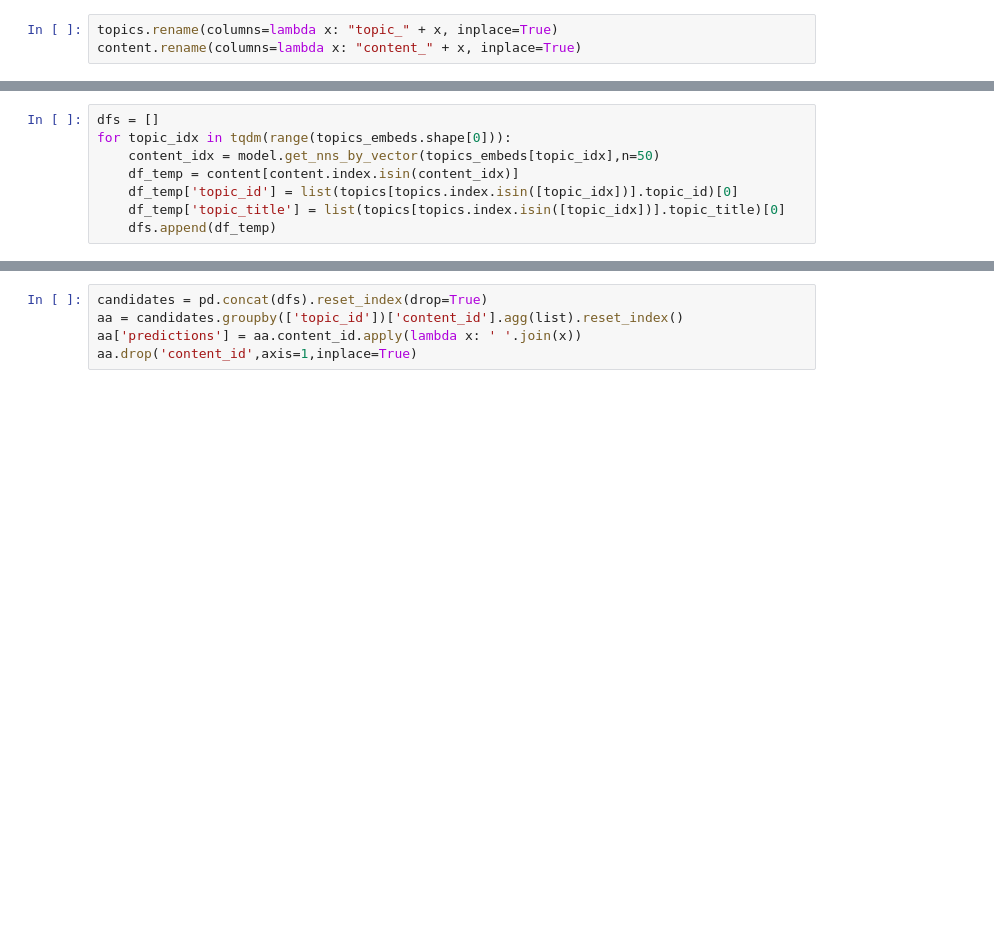
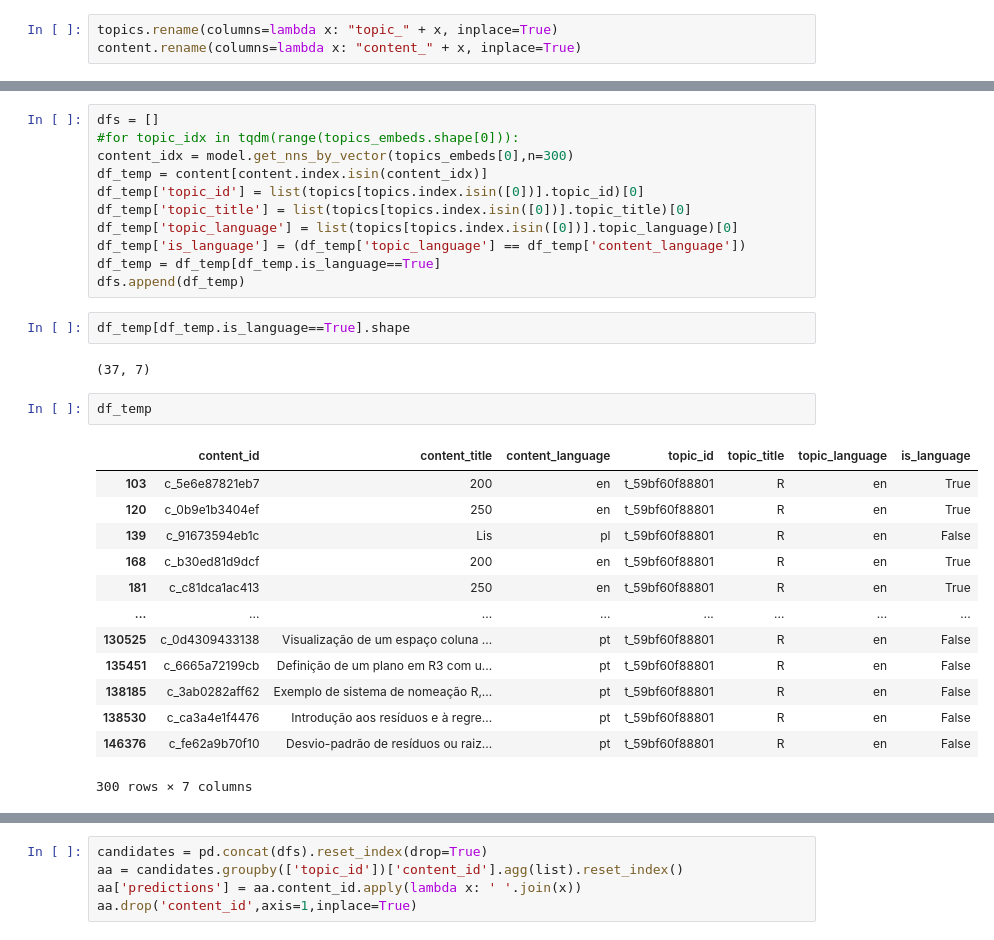
Before and after one commit to karakastarik/learning-equality-curriculum-recommendations, a Jupyter notebook: step-2-clustering.ipynb, the cells around one changed output, grey strips where cells are left out. Drawn from its saved outputs; the diff is of its cells as text; blank space fills up the shorter version.

```diff
--- a/step-2-clustering.ipynb
+++ b/step-2-clustering.ipynb
@@ -451,8 +554,31 @@ model.build(300)
 # %%
 dfs = []
-for topic_idx in tqdm(range(topics_embeds.shape[0])):
-    content_idx = model.get_nns_by_vector(topics_embeds[topic_idx],n=50)
-    df_temp = content[content.index.isin(content_idx)]
-    df_temp['topic_id'] = list(topics[topics.index.isin([topic_idx])].topic_id)[0]
-    df_temp['topic_title'] = list(topics[topics.index.isin([topic_idx])].topic_title)[0]
-    dfs.append(df_temp)
+#for topic_idx in tqdm(range(topics_embeds.shape[0])):
+content_idx = model.get_nns_by_vector(topics_embeds[0],n=300)
+df_temp = content[content.index.isin(content_idx)]
+df_temp['topic_id'] = list(topics[topics.index.isin([0])].topic_id)[0]
+df_temp['topic_title'] = list(topics[topics.index.isin([0])].topic_title)[0]
+df_temp['topic_language'] = list(topics[topics.index.isin([0])].topic_language)[0]
+df_temp['is_language'] = (df_temp['topic_language'] == df_temp['content_language'])
+df_temp = df_temp[df_temp.is_language==True]
+dfs.append(df_temp)
+# %%
+df_temp[df_temp.is_language==True].shape
+# %% [output]
+(37, 7)
+# %%
+df_temp
+# %% [output]
+|  | content_id | content_title | content_language | topic_id | topic_title | topic_language | is_language |
+| 103 | c_5e6e87821eb7 | 200 | en | t_59bf60f88801 | R | en | True |
+| 120 | c_0b9e1b3404ef | 250 | en | t_59bf60f88801 | R | en | True |
+| 139 | c_91673594eb1c | Lis | pl | t_59bf60f88801 | R | en | False |
+| 168 | c_b30ed81d9dcf | 200 | en | t_59bf60f88801 | R | en | True |
+| 181 | c_c81dca1ac413 | 250 | en | t_59bf60f88801 | R | en | True |
+| ... | ... | ... | ... | ... | ... | ... | ... |
+| 130525 | c_0d4309433138 | Visualização de um espaço coluna ... | pt | t_59bf60f88801 | R | en | False |
+| 135451 | c_6665a72199cb | Definição de um plano em R3 com u... | pt | t_59bf60f88801 | R | en | False |
+| 138185 | c_3ab0282aff62 | Exemplo de sistema de nomeação R,... | pt | t_59bf60f88801 | R | en | False |
+| 138530 | c_ca3a4e1f4476 | Introdução aos resíduos e à regre... | pt | t_59bf60f88801 | R | en | False |
+| 146376 | c_fe62a9b70f10 | Desvio-padrão de resíduos ou raiz... | pt | t_59bf60f88801 | R | en | False |
+300 rows × 7 columns
```
Also changed, not shown: parts of 23 cells of this notebook, 1 other file.
